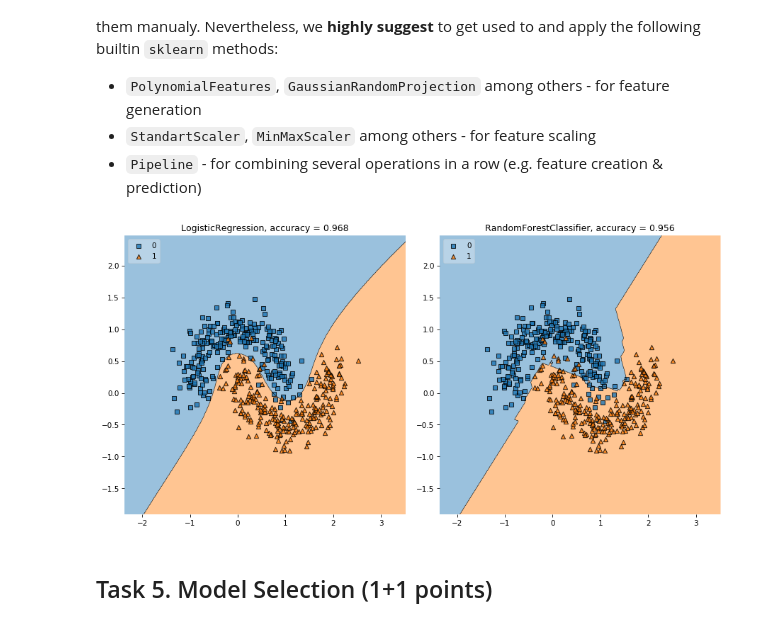
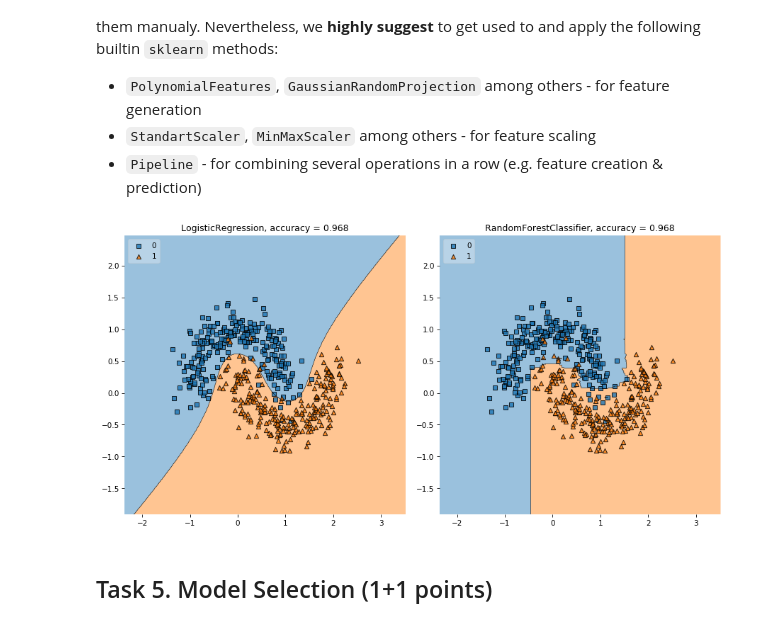
Before and after one commit to dzisandy/Machine-Learning, a Jupyter notebook: HW1/ML2019HW01-part1.ipynb, the cells around one changed output. Saved outputs shown, nothing was run; the diff lists cells and outputs as text; code cells hidden in the pictures.

```diff
--- a/HW1/ML2019HW01-part1.ipynb
+++ b/HW1/ML2019HW01-part1.ipynb
@@ -243,29 +243,29 @@ It is your choice how to generate features. You may create hand-crafted featues
 # %%
 ### BEGIN Solution
 clfs = [
-    Pipeline([('scaler', StandardScaler()),('features', PolynomialFeatures(4)),  ('LR', LogisticRegression(random_state = 404))]),
-    Pipeline([('scaler', StandardScaler()),('features', GaussianRandomProjection(3, random_state = 0)), ('RFC', RandomForestClassifier(n_estimators=25, max_depth = 4, random_state = 0))]),
+    Pipeline([('scaler', StandardScaler()),('features', PolynomialFeatures(3)),  ('LR', LogisticRegression(random_state = 404))]),
+    Pipeline([('scaler', StandardScaler()),('features', PolynomialFeatures(3)),  ('RFC', RandomForestClassifier(n_estimators=50, max_depth = 5, random_state = 0))]),
 ]
 
 fig, axes = plt.subplots(ncols=2,
     nrows=1, figsize=(12, 6),
     dpi=75)
 
 labels = [
     'LogisticRegression',
     'RandomForestClassifier']
 
 for clf, ax, lab in zip(clfs, axes.flat, labels):
     clf.fit(X, y)
     plt.subplot(ax)
     ax = plot_decision_regions(X=X, y=y, clf=clf, legend=2)
     acc = clf.score(X,y)
 
     plt.title(lab + ', accuracy = '+ str(acc))
 fig.tight_layout()
 ### END Solution
 # %% [output]
-[figure, old version]
+[figure, new version]
 # %% [markdown]
 ## Task 5. Model Selection (1+1 points)
 # %% [markdown]
```
Also changed, not shown: parts of 5 cells of this notebook, 1 other file.
